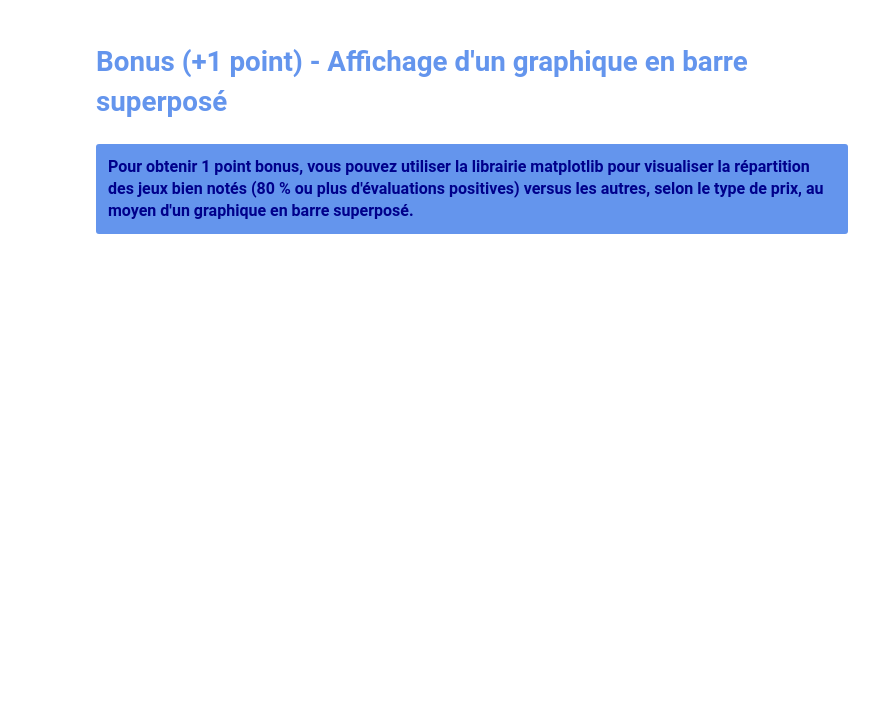
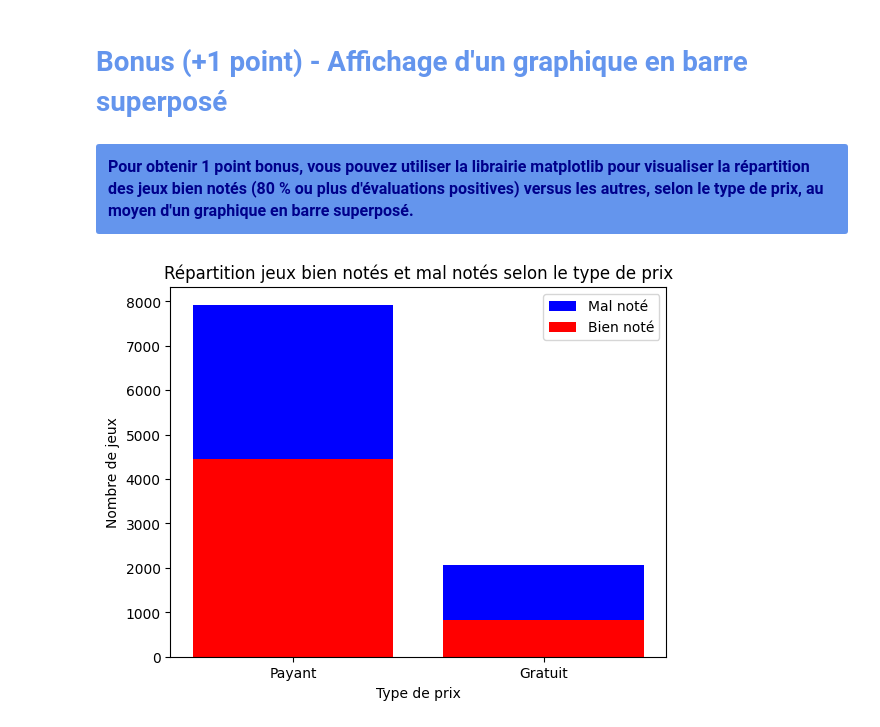
Before and after one commit to INF-1007/tp4-l03-07, a Jupyter notebook: TP4.ipynb, the cells around one changed output. Saved outputs shown, nothing was run; the diff lists cells and outputs as text; code cells hidden in the pictures; blank space fills up the shorter version.

Commit message:
Terminé partie 3 et question bonus

```diff
--- a/TP4.ipynb
+++ b/TP4.ipynb
@@ -472,0 +487,19 @@ Pour obtenir 1 point bonus, vous pouvez utiliser la librairie matplotlib pour vi
+# %%
+# TODO Ecrire votre code ici pour la question bonus
+indices = df_steam_clean.value_counts("Type_prix").index
+df_count = pd.DataFrame(df_steam_clean.value_counts("Type_prix")).reset_index()
+df_prop = stats_par_groupe(df_steam_clean, 'Type_prix', 'Bien_note_bin', ['mean']).drop(['Statistique'], axis='columns')
+
+high_bar = df_count.loc[:, "count"]
+low_bar = pd.Series([high_bar[i] * (1 - df_prop.loc[i, "Valeur"]) for i in df_count.index])
+
+plt.bar(indices, high_bar, 0.8, color='b', label="Mal noté")
+plt.bar(indices, low_bar, 0.8, color='r', label="Bien noté")
+
+plt.xlabel("Type de prix")
+plt.ylabel("Nombre de jeux")
+plt.title("Répartition jeux bien notés et mal notés selon le type de prix")
+plt.legend()
+plt.show()
+# %% [output]
+[figure, added]
```
Also changed, not shown: parts of 5 cells of this notebook.
